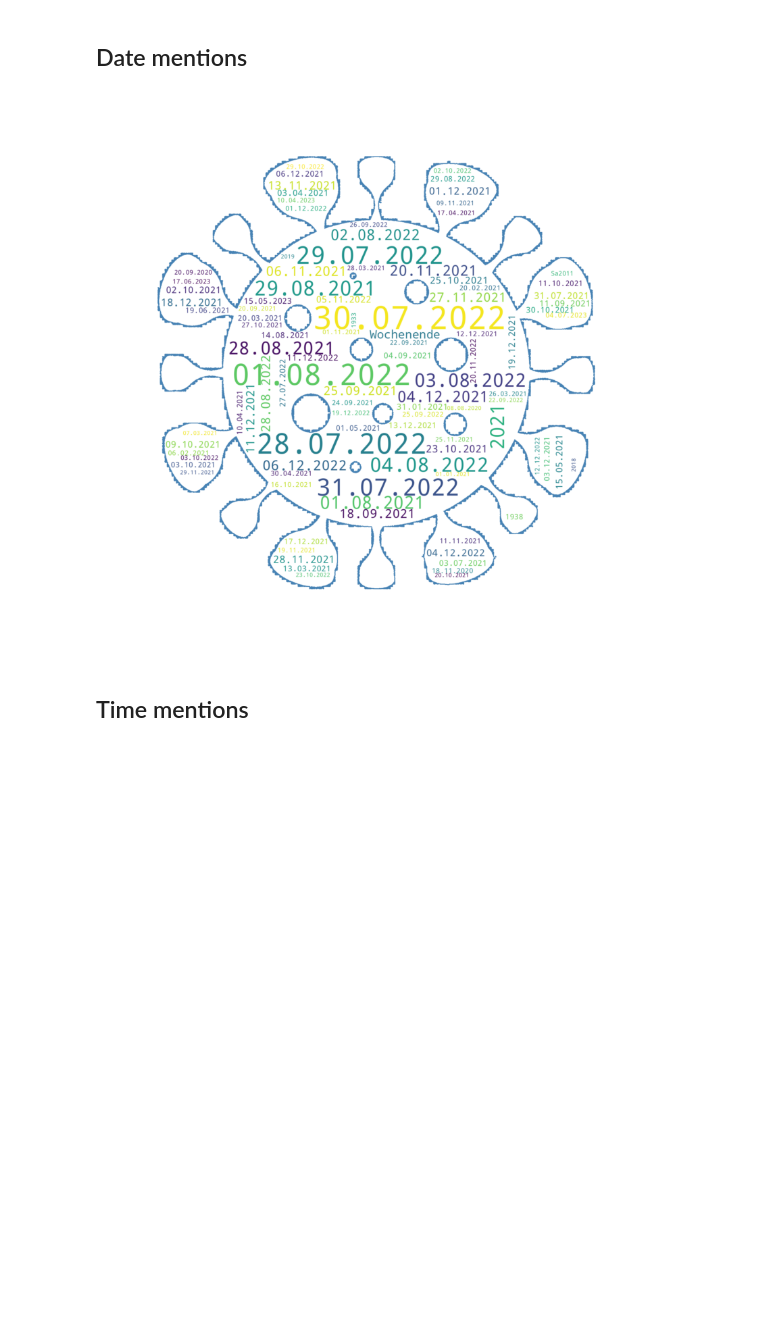
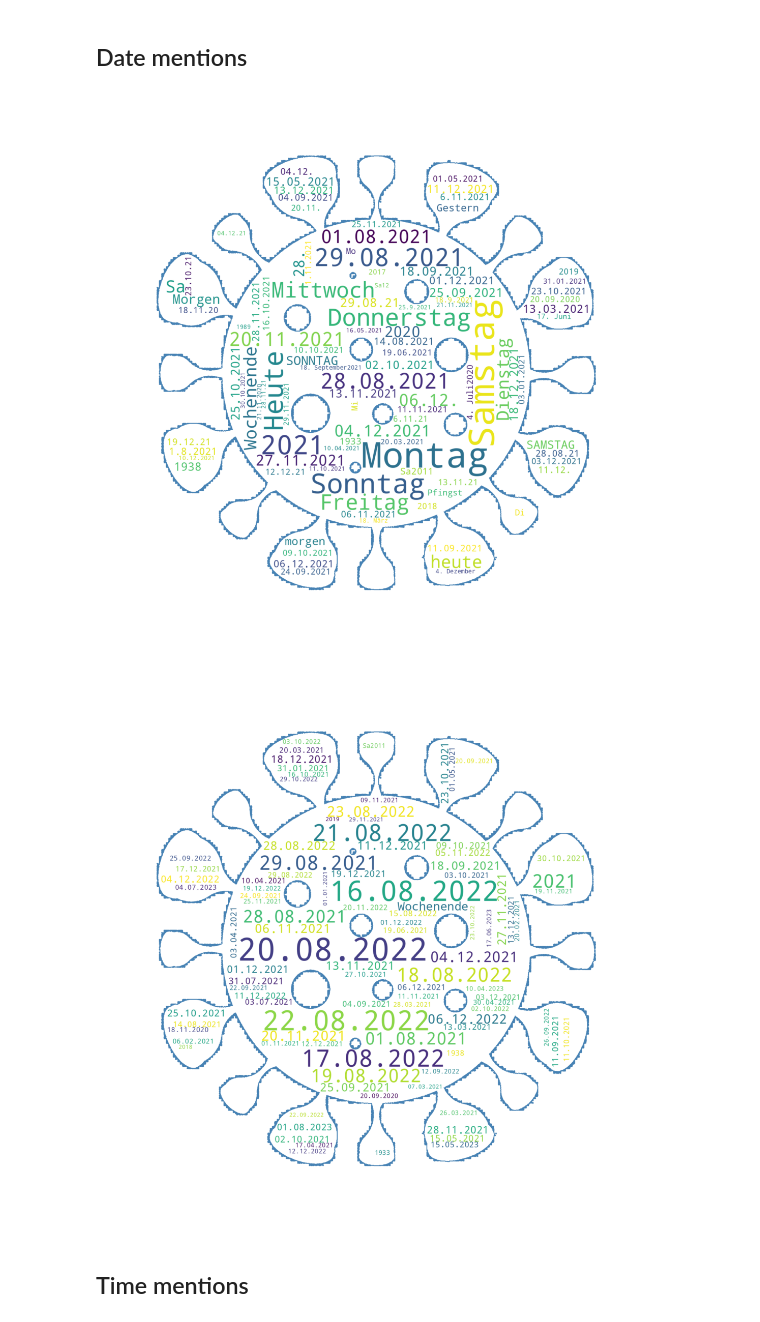
Before and after one commit to eli-quereli/ner-german-telegram, a Jupyter notebook: src/notebooks/4.2_training/03_results/apply_gbert_to_unseen_samples.ipynb, the cells around one changed output. Cells and saved outputs as stored; diff of their text form; code cells hidden in the pictures; blank space fills up the shorter version.

```diff
--- a/src/notebooks/4.2_training/03_results/apply_gbert_to_unseen_samples.ipynb
+++ b/src/notebooks/4.2_training/03_results/apply_gbert_to_unseen_samples.ipynb
@@ -473,8 +612,12 @@ generate_word_cloud(ents_per_type, 'ORG')
 # %% [markdown]
 ## Date mentions
 # %%
-generate_word_cloud(ents_per_type, 'DATE')
+generate_word_cloud(detected_ents_per_type, 'DATE', 'date_ents')
 # %% [output]
-[figure, old version]
+[figure, new version]
+# %%
+generate_word_cloud(parsed_ents_per_type, 'DATE', 'date_ents_parsed')
+# %% [output]
+[figure, added]
 # %% [markdown]
 ## Time mentions
```
Also changed, not shown: parts of 33 cells of this notebook, 10 other files.
